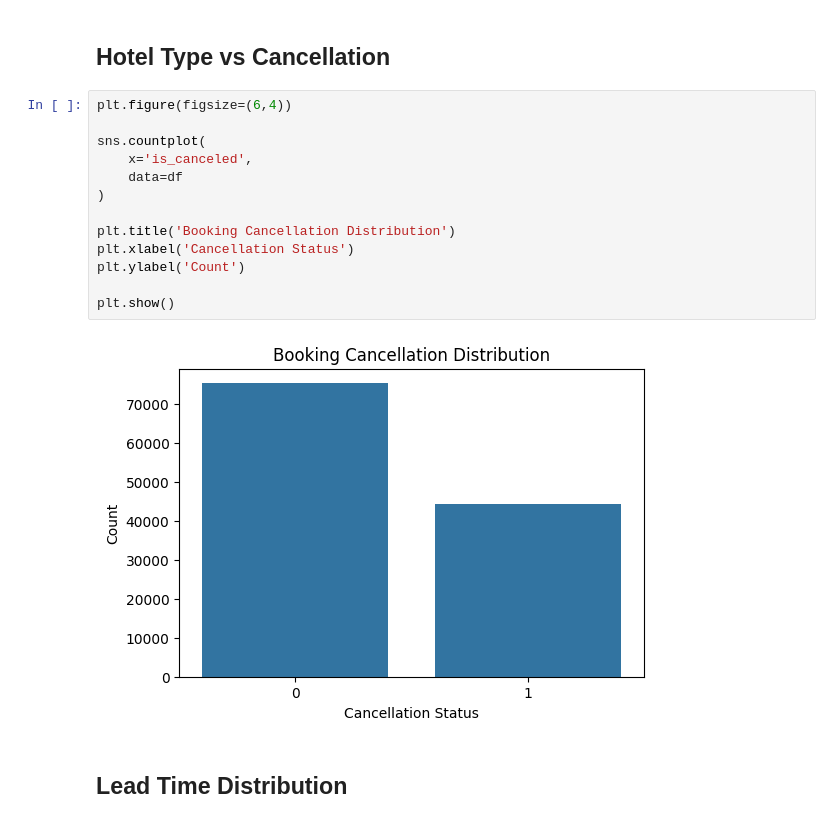
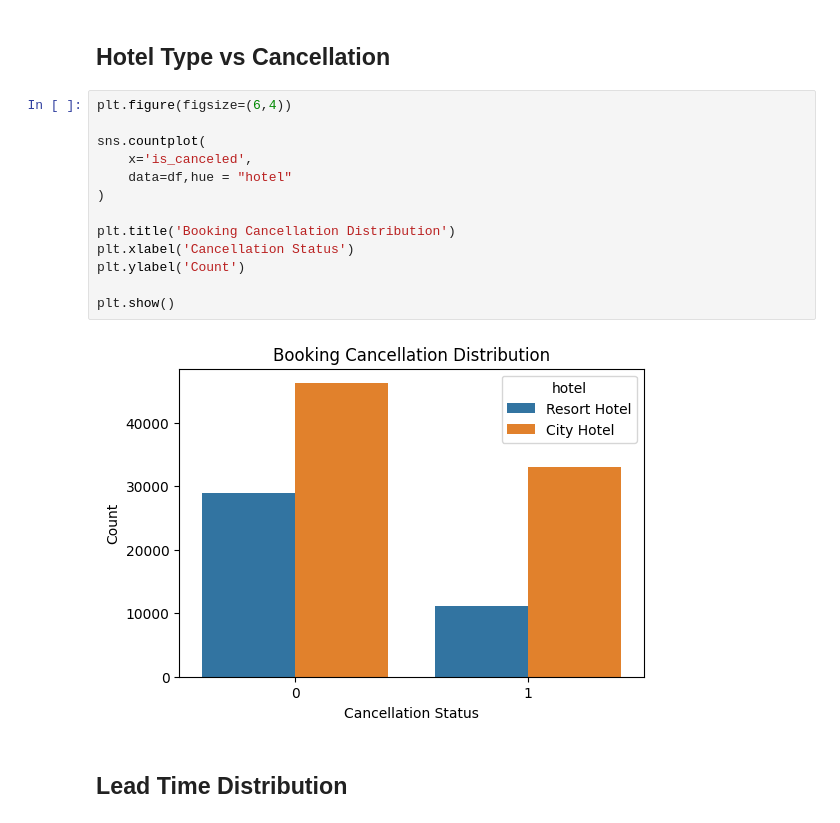
Before and after one commit to ridhanmattayil-ai/Hotel-Booking-Cancellation-Prediction, a Jupyter notebook: Notebooks/Day 1-Problem understanding and initial EDA.ipynb, the cells around one changed output. Saved outputs shown, nothing was run; the diff lists cells and outputs as text.

```diff
--- a/Notebooks/Day 1-Problem understanding and initial EDA.ipynb
+++ b/Notebooks/Day 1-Problem understanding and initial EDA.ipynb
@@ -185,18 +185,18 @@ The objectives of EDA are:
 # %%
 plt.figure(figsize=(6,4))
 
 sns.countplot(
     x='is_canceled',
-    data=df
+    data=df,hue = "hotel"
 )
 
 plt.title('Booking Cancellation Distribution')
 plt.xlabel('Cancellation Status')
 plt.ylabel('Count')
 
 plt.show()
 # %% [output]
-[figure, old version]
+[figure, new version]
 # %% [markdown]
 ## **Lead Time Distribution**
 # %%
```
Also changed, not shown: parts of 2 cells of this notebook.
